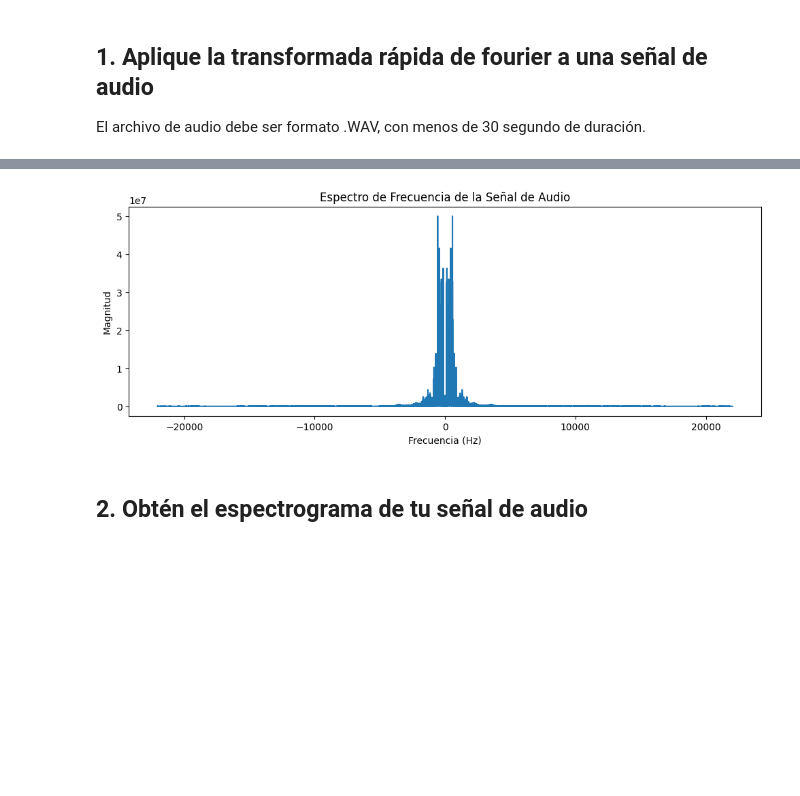
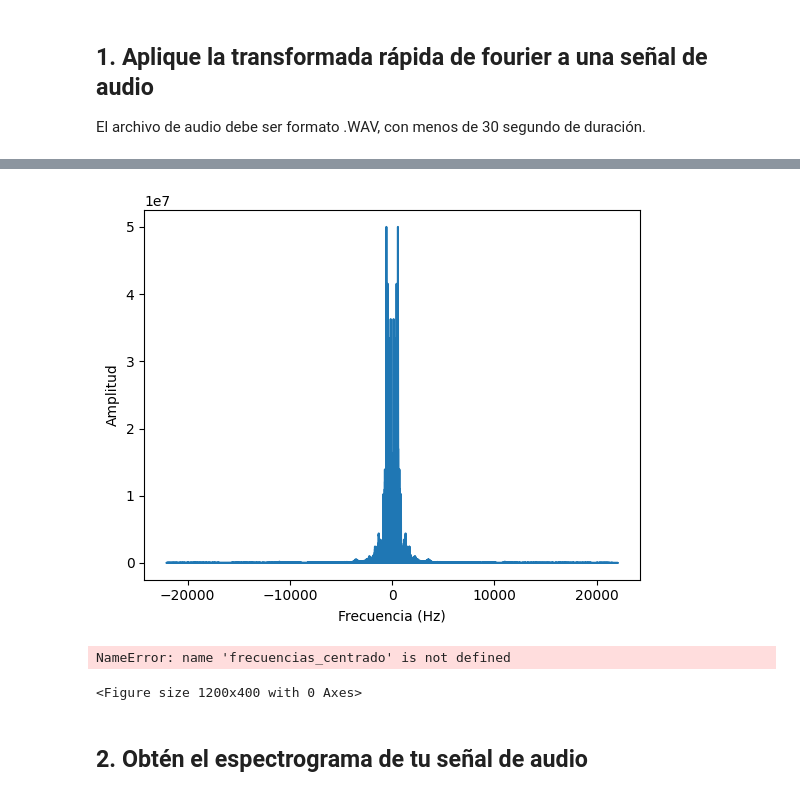
Before and after one commit to HeribertoGodoy/Tareas-EIE-401-, a Jupyter notebook: Actividades/Actividad 5/Actividad_5_GodoyHeriberto_203197551.ipynb, the cells around one changed output, grey strips where cells are left out. Saved outputs shown, nothing was run; the diff lists cells and outputs as text; code cells hidden in the pictures; blank space fills up the shorter version.

```diff
--- a/Actividades/Actividad 5/Actividad_5_GodoyHeriberto_203197551.ipynb
+++ b/Actividades/Actividad 5/Actividad_5_GodoyHeriberto_203197551.ipynb
@@ -32,4 +32,33 @@ Receiving objects: 100% (308/308), 10.78 MiB | 20.06 MiB/s, done.
 Resolving deltas: 100% (136/136), done.
+# %%
+import numpy as np
+from scipy.io import wavfile
+import matplotlib.pyplot as plt
+
+# Leer el archivo de audio
+tasa_muestreo, datos = wavfile.read('/content/EIE_401_MULTIMEDIA/Ejemplos/Exercise2.7_adultmale_b_d2.wav')
+
+# Aplicar la FFT
+fft_datos = np.fft.fft(datos)
+
+# Calcular las frecuencias para cada valor de la FFT
+frecuencias = np.fft.fftfreq(len(fft_datos), 1/tasa_muestreo)
+
+
+# Crear una nueva figura
+plt.figure()
+
+# Graficar la amplitud de la FFT en función de la frecuencia
+plt.plot(frecuencias, np.abs(fft_datos))
+
+# Definir los títulos de los ejes
+plt.xlabel('Frecuencia (Hz)')
+plt.ylabel('Amplitud')
+
+# Mostrar la gráfica
+plt.show()
+# %% [output]
+[figure, added]
 # %%
 from scipy.io import wavfile
 import numpy as np
@@ -47,13 +76,14 @@ fft_datos_centrado = np.fft.fftshift(fft_datos)
 
 # Crear una gráfica de la magnitud de la FFT centrada
 plt.figure(figsize=(12, 4))
-plt.plot(frecuencias_centrado, np.abs(fft_datos_centrado))
+plt.plot(frecuencias_centrado, np.abs(fft_datos))
 plt.xlabel('Frecuencia (Hz)')
 plt.ylabel('Magnitud')
 plt.title('Espectro de Frecuencia de la Señal de Audio')
 plt.show()
 # %% [output]
-[figure, removed]
+NameError: name 'frecuencias_centrado' is not defined
+<Figure size 1200x400 with 0 Axes>
 # %% [markdown]
 ## 2. Obtén el espectrograma de tu señal de audio
 # %%
```
Also changed, not shown: parts of 2 cells of this notebook.
